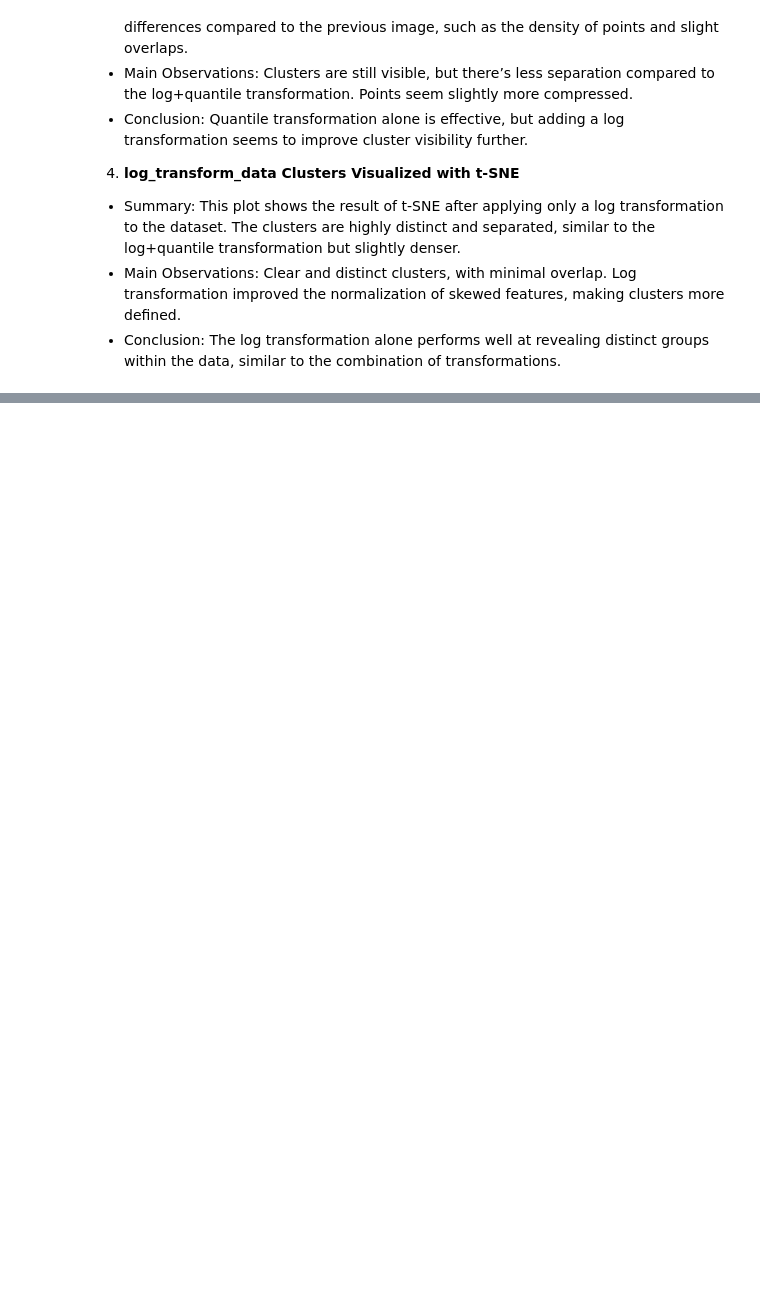
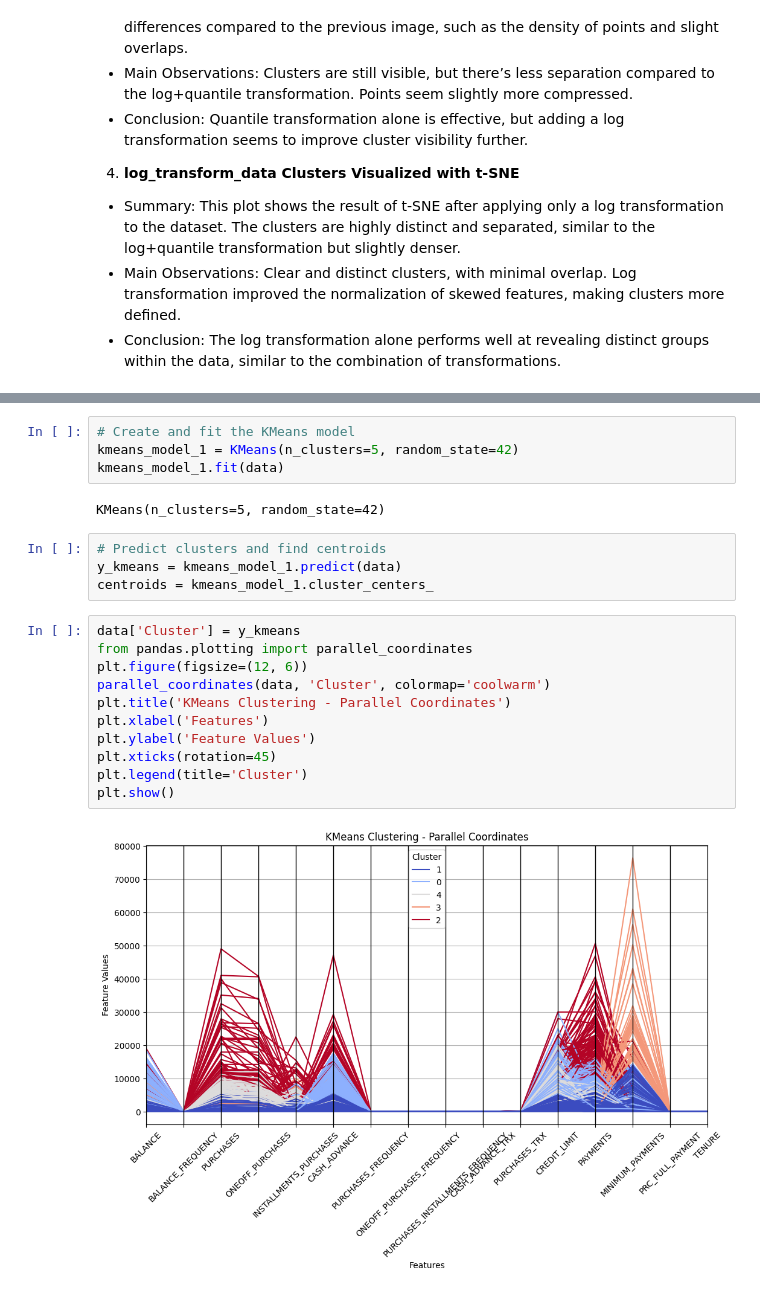
Before and after one commit to Payal2000/Advanced-Data-Science-INFO-7390, a Jupyter notebook: Understanding_Data_Assignment_1.ipynb, the cells around one changed output, grey strips where cells are left out. Cells and saved outputs as stored; diff of their text form; blank space fills up the shorter version.

```diff
--- a/Understanding_Data_Assignment_1.ipynb
+++ b/Understanding_Data_Assignment_1.ipynb
@@ -735,0 +746,23 @@ Log transformation improved the normalization of skewed features, making cluster
+# %%
+# Create and fit the KMeans model
+kmeans_model_1 = KMeans(n_clusters=5, random_state=42)
+kmeans_model_1.fit(data)
+# %% [output]
+KMeans(n_clusters=5, random_state=42)
+# %%
+# Predict clusters and find centroids
+y_kmeans = kmeans_model_1.predict(data)
+centroids = kmeans_model_1.cluster_centers_
+# %%
+data['Cluster'] = y_kmeans
+from pandas.plotting import parallel_coordinates
+plt.figure(figsize=(12, 6))
+parallel_coordinates(data, 'Cluster', colormap='coolwarm')
+plt.title('KMeans Clustering - Parallel Coordinates')
+plt.xlabel('Features')
+plt.ylabel('Feature Values')
+plt.xticks(rotation=45)
+plt.legend(title='Cluster')
+plt.show()
+# %% [output]
+[figure, added]
```
Also changed, not shown: parts of 17 cells of this notebook.
